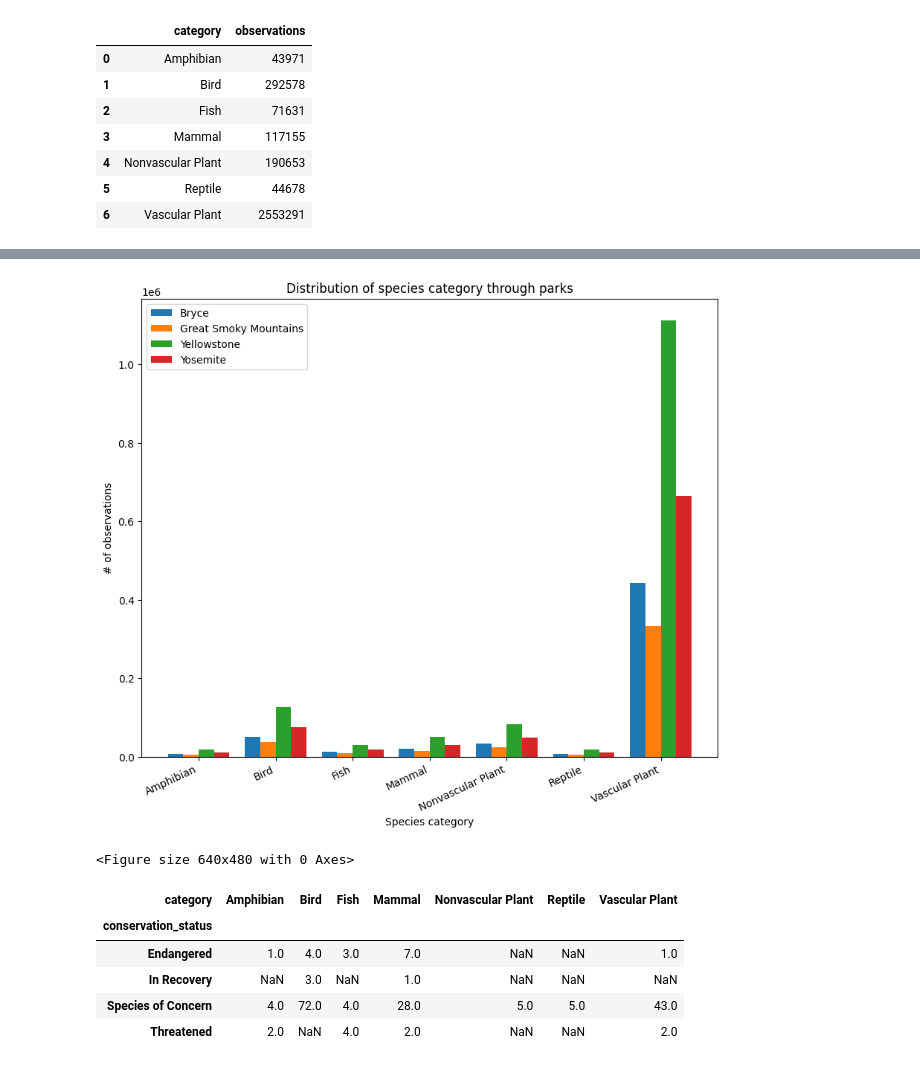
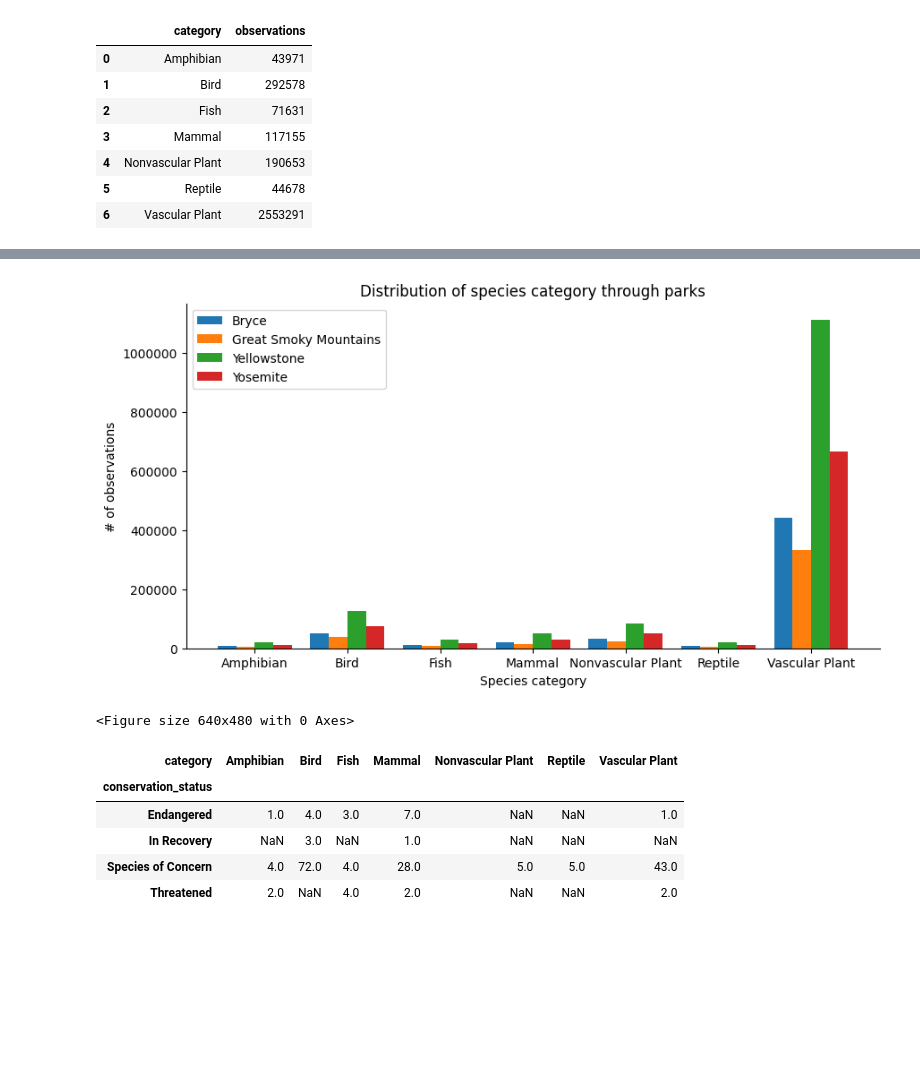
Before and after one commit to dmernik4/Biodiversity, a Jupyter notebook: biodiversity_starter/biodiversity.ipynb, the cells around one changed output, grey strips where cells are left out. Saved outputs shown, nothing was run; the diff lists cells and outputs as text; code cells hidden in the pictures; blank space fills up the shorter version.

```diff
--- a/biodiversity_starter/biodiversity.ipynb
+++ b/biodiversity_starter/biodiversity.ipynb
@@ -272,37 +293,41 @@ t = 4 # Number of datasets
 d = 7 # Number of sets of bars (categories)
 w = 0.8 # Width of each bar
 x_values3 = [t*yellowstone_cat + w*n for yellowstone_cat in range(d)]
 
 # Yosemite park in red color
 n = 4  # This is our first dataset (out of 4)
 t = 4 # Number of datasets
 d = 7 # Number of sets of bars (categories)
 w = 0.8 # Width of each bar
 x_values4 = [t*yosemite_cat + w*n for yosemite_cat in range(d)]
 
 middle_x = [(a + b + c + d) / 4.0 for a, b, c, d in zip(x_values1, x_values2, x_values3, x_values4)]
 
-plt.figure(figsize=(10,8))
+plt.figure(figsize=(10,5))
 ax = plt.subplot()
 plt.bar(x_values1, bryce_cat["observations"])
 plt.bar(x_values2, gsm_cat["observations"])
 plt.bar(x_values3, yellowstone_cat["observations"])
 plt.bar(x_values4, yosemite_cat["observations"])
 
 ax.set_xticks(middle_x)
 
 ax.legend(["Bryce", "Great Smoky Mountains", "Yellowstone", "Yosemite"])
 ax.set_xlabel("Species category")
 ax.set_ylabel("# of observations")
 plt.title("Distribution of species category through parks")
-plt.xticks(rotation = 25)
+#plt.xticks(rotation = 25)
 
-ax.set_xticklabels(spec_cat["category"], ha="right")
+ax.set_xticklabels(spec_cat["category"], ha="center")
+ax.spines['top'].set_visible(False)
+ax.spines['right'].set_visible(False)
+
+plt.ticklabel_format(style='plain', axis='y')
 
 plt.show()
 plt.clf()
 # %% [output]
-[figure, old version]
+[figure, new version]
 <Figure size 640x480 with 0 Axes>
 # %%
 # Now lets check the Conservation status of the observed species through parks
```
Also changed, not shown: parts of 27 cells of this notebook, 2 other files.
